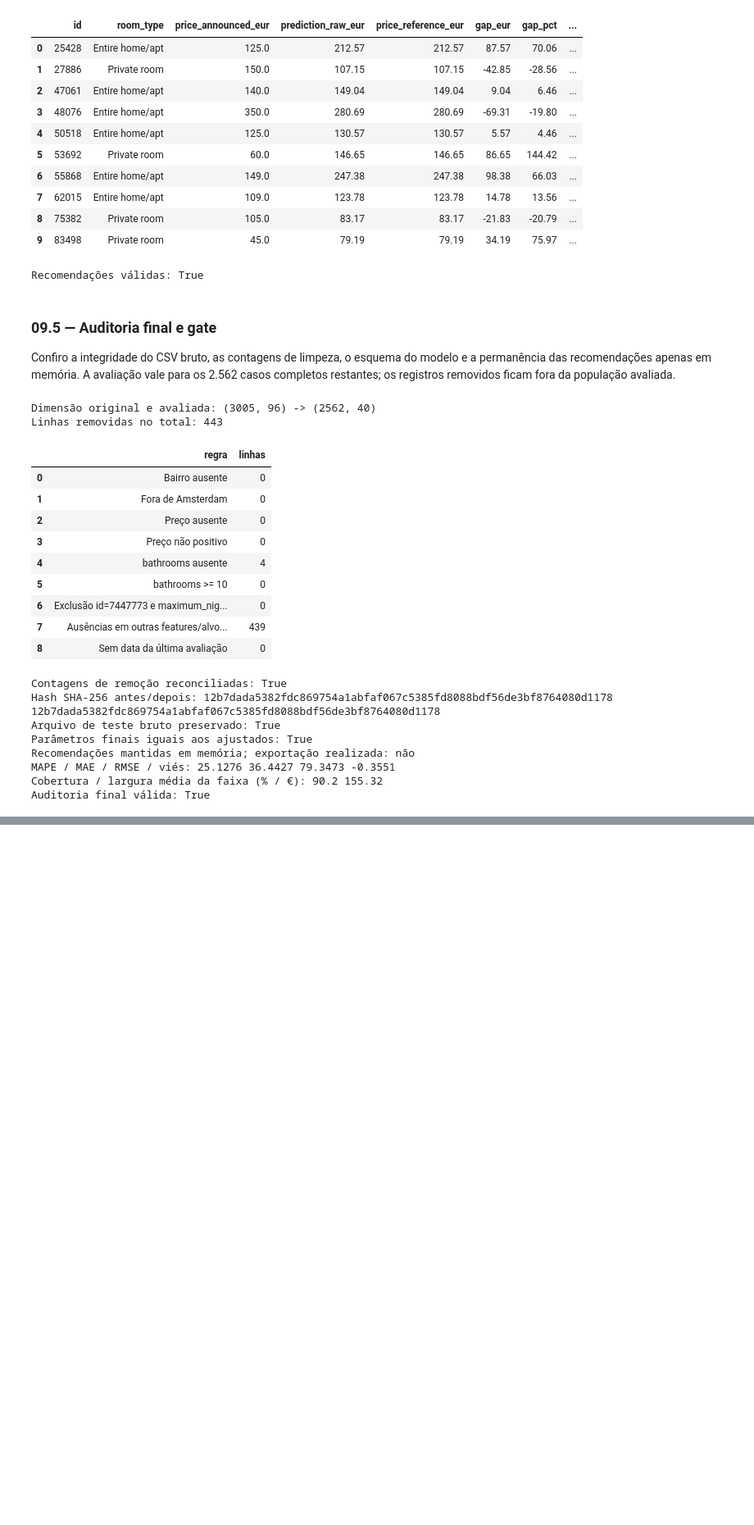
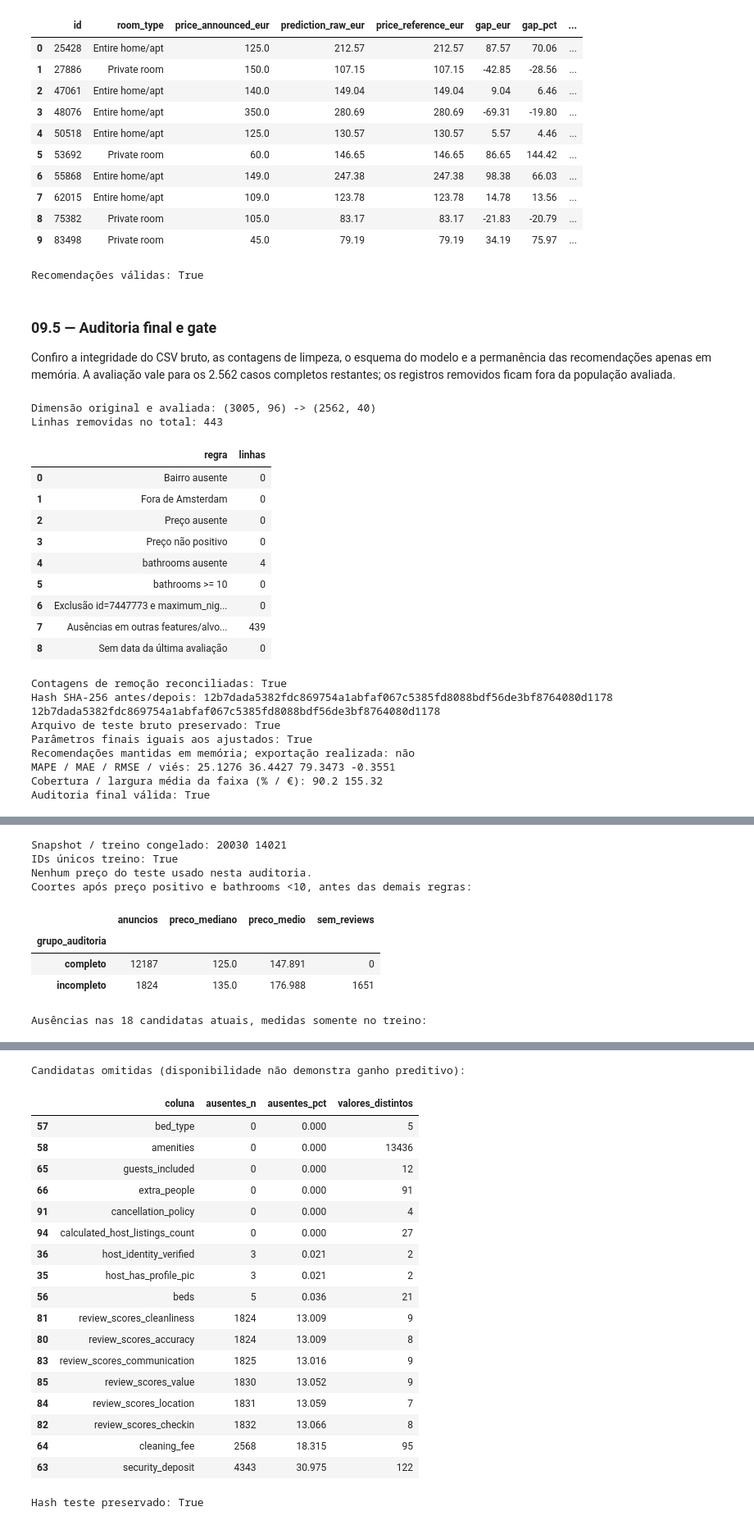
Before and after one commit to guigrandim/airbnb_price, a Jupyter notebook: notebooks/price_prediction.ipynb, the cells around one changed output, grey strips where cells are left out. Shown at 82% size. Saved outputs shown, nothing was run; the diff lists cells and outputs as text; code cells hidden in the pictures; blank space fills up the shorter version.

```diff
--- a/notebooks/price_prediction.ipynb
+++ b/notebooks/price_prediction.ipynb
@@ -9970,0 +10539,55 @@ A faixa empírica OOF nominal de 90% cobriu 90,20% do teste, com largura média
+# %%
+# 1. Lê o snapshot como texto e reconstrói somente os IDs congelados, sem gravar arquivos.
+import pandas as pd
+import numpy as np
+import random
+audit_snapshot = pd.read_csv(audit_root / "data" / "raw" / "listings_details.csv", dtype="string", keep_default_na=False)
+audit_ids = sorted(audit_snapshot["id"].tolist())
+random.Random(42).shuffle(audit_ids)
+audit_train_ids = set(audit_ids[:int(len(audit_ids) * 0.70)])
+audit_train_raw = audit_snapshot.loc[audit_snapshot["id"].isin(audit_train_ids)].copy()
+del audit_snapshot
+# 2. Normaliza ausências só na cópia do treino e mede todas as colunas.
+audit_train = audit_train_raw.replace(r"^\s*$|^(?:N/A|NA|NULL|null|None|nan)$", pd.NA, regex=True)
+audit_column_profile = pd.DataFrame({
+    "coluna": audit_train.columns,
+    "ausentes_n": audit_train.isna().sum().to_numpy(),
+    "ausentes_pct": audit_train.isna().mean().to_numpy() * 100,
+    "valores_distintos": audit_train.nunique().to_numpy(),
+})
+# 3. Reproduz parsing e critérios iniciais para medir o efeito do complete-case.
+audit_base_features = ["room_type", "property_type", "accommodates", "bedrooms", "bathrooms", "neighbourhood_cleansed", "latitude", "longitude", "host_is_superhost", "host_since", "host_listings_count", "number_of_reviews", "reviews_per_month", "review_scores_rating", "minimum_nights", "maximum_nights", "availability_365", "instant_bookable"]
+audit_numeric = ["accommodates", "bedrooms", "bathrooms", "latitude", "longitude", "host_listings_count", "number_of_reviews", "reviews_per_month", "review_scores_rating", "minimum_nights", "maximum_nights", "availability_365"]
+for audit_col in audit_numeric:
+    audit_train[audit_col] = pd.to_numeric(audit_train[audit_col], errors="coerce")
+audit_train["price"] = pd.to_numeric(audit_train["price"].str.replace("$", "", regex=False).str.replace(",", "", regex=False), errors="coerce")
+audit_train["host_since"] = pd.to_datetime(audit_train["host_since"], errors="coerce")
+audit_valid_precomplete = audit_train["price"].gt(0) & audit_train["bathrooms"].lt(10)
+audit_complete = audit_train[audit_base_features + ["price"]].notna().all(axis=1)
+audit_train["grupo_auditoria"] = np.where(audit_complete, "completo", "incompleto")
+audit_cohorts = audit_train.loc[audit_valid_precomplete].copy()
+audit_cohorts["sem_reviews"] = audit_cohorts["number_of_reviews"].eq(0)
+audit_cohort_summary = audit_cohorts.groupby("grupo_auditoria").agg(anuncios=("id","size"), preco_mediano=("price","median"), preco_medio=("price","mean"), sem_reviews=("sem_reviews","sum"))
+# 4. Lista candidatos omitidos e o perfil observado no treino.
+audit_candidates = ["beds","bed_type","amenities","guests_included","extra_people","cleaning_fee","security_deposit","cancellation_policy","calculated_host_listings_count","host_identity_verified","host_has_profile_pic","review_scores_accuracy","review_scores_cleanliness","review_scores_checkin","review_scores_communication","review_scores_location","review_scores_value"]
+audit_candidate_profile = audit_column_profile.loc[audit_column_profile["coluna"].isin(audit_candidates)].copy()
+print("Snapshot / treino congelado:", len(audit_ids), len(audit_train))
+print("IDs únicos treino:", audit_train["id"].is_unique)
+print("Nenhum preço do teste usado nesta auditoria.")
+print("Coortes após preço positivo e bathrooms <10, antes das demais regras:")
+display(audit_cohort_summary.round(3))
+print("Ausências nas 18 candidatas atuais, medidas somente no treino:")
+display(audit_column_profile.loc[audit_column_profile["coluna"].isin(audit_base_features)].sort_values("ausentes_pct",ascending=False).round(3))
+print("Candidatas omitidas (disponibilidade não demonstra ganho preditivo):")
+display(audit_candidate_profile.sort_values("ausentes_pct").round(3))
+print("Hash teste preservado:", hashlib.sha256(audit_test_path.read_bytes()).hexdigest() == audit_test_hash)
+# %% [output]
+Snapshot / treino congelado: 20030 14021
+IDs únicos treino: True
+Nenhum preço do teste usado nesta auditoria.
+Coortes após preço positivo e bathrooms <10, antes das demais regras:
+|  | anuncios | preco_mediano | preco_medio | sem_reviews |
+| grupo_auditoria |  |  |  |  |
+| completo | 12187 | 125.0 | 147.891 | 0 |
+| incompleto | 1824 | 135.0 | 176.988 | 1651 |
+Ausências nas 18 candidatas atuais, medidas somente no treino:
@@ -9970,0 +10611,20 @@ A faixa empírica OOF nominal de 90% cobriu 90,20% do teste, com largura média
+Candidatas omitidas (disponibilidade não demonstra ganho preditivo):
+|  | coluna | ausentes_n | ausentes_pct | valores_distintos |
+| 57 | bed_type | 0 | 0.000 | 5 |
+| 58 | amenities | 0 | 0.000 | 13436 |
+| 65 | guests_included | 0 | 0.000 | 12 |
+| 66 | extra_people | 0 | 0.000 | 91 |
+| 91 | cancellation_policy | 0 | 0.000 | 4 |
+| 94 | calculated_host_listings_count | 0 | 0.000 | 27 |
+| 36 | host_identity_verified | 3 | 0.021 | 2 |
+| 35 | host_has_profile_pic | 3 | 0.021 | 2 |
+| 56 | beds | 5 | 0.036 | 21 |
+| 81 | review_scores_cleanliness | 1824 | 13.009 | 9 |
+| 80 | review_scores_accuracy | 1824 | 13.009 | 8 |
+| 83 | review_scores_communication | 1825 | 13.016 | 9 |
+| 85 | review_scores_value | 1830 | 13.052 | 9 |
+| 84 | review_scores_location | 1831 | 13.059 | 7 |
+| 82 | review_scores_checkin | 1832 | 13.066 | 8 |
+| 64 | cleaning_fee | 2568 | 18.315 | 95 |
+| 63 | security_deposit | 4343 | 30.975 | 122 |
+Hash teste preservado: True
```
Also changed, not shown: parts of 121 cells of this notebook, 17 other files.
